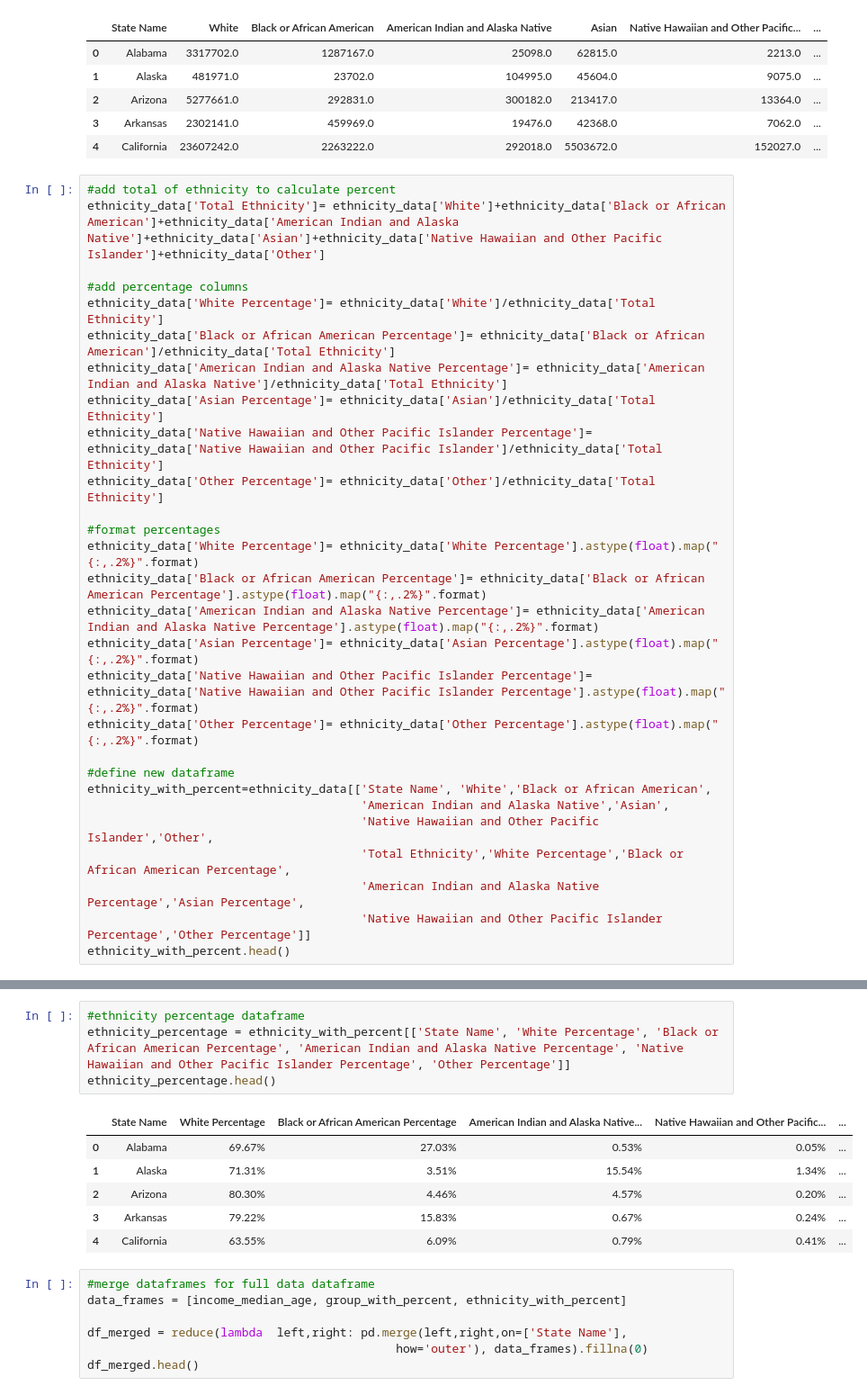
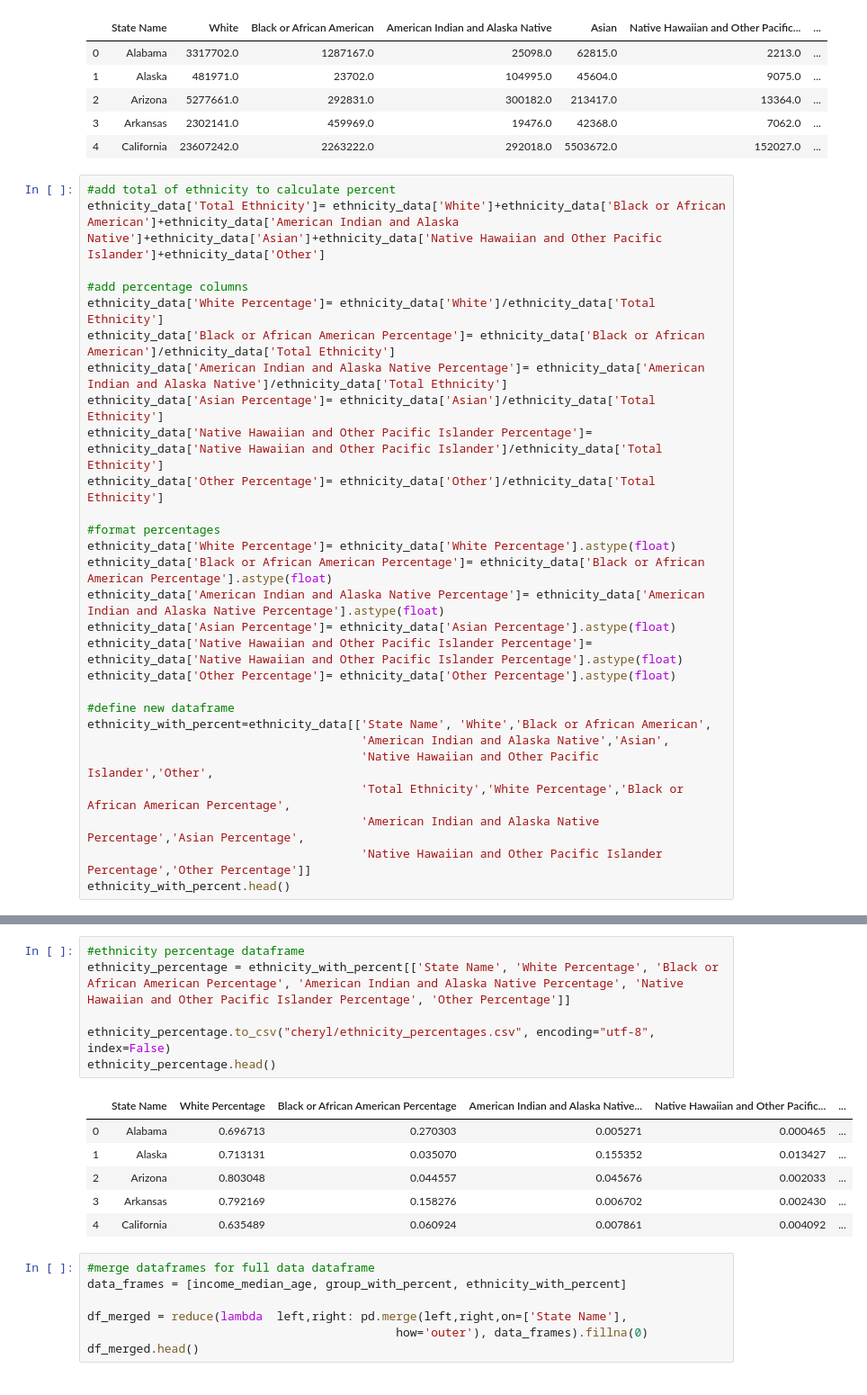
Before and after one commit to jdo4508/Project-1, a Jupyter notebook: ACS API-dataframes.ipynb, the cells around one changed output, grey strips where cells are left out. Shown: that part at 90% size. Saved outputs shown, nothing was run; the diff lists cells and outputs as text.

```diff
--- a/ACS API-dataframes.ipynb
+++ b/ACS API-dataframes.ipynb
@@ -356,12 +385,12 @@ ethnicity_data['Native Hawaiian and Other Pacific Islander Percentage']= ethnici
 ethnicity_data['Other Percentage']= ethnicity_data['Other']/ethnicity_data['Total Ethnicity']
 
 #format percentages
-ethnicity_data['White Percentage']= ethnicity_data['White Percentage'].astype(float).map("{:,.2%}".format)
-ethnicity_data['Black or African American Percentage']= ethnicity_data['Black or African American Percentage'].astype(float).map("{:,.2%}".format)
-ethnicity_data['American Indian and Alaska Native Percentage']= ethnicity_data['American Indian and Alaska Native Percentage'].astype(float).map("{:,.2%}".format)
-ethnicity_data['Asian Percentage']= ethnicity_data['Asian Percentage'].astype(float).map("{:,.2%}".format)
-ethnicity_data['Native Hawaiian and Other Pacific Islander Percentage']= ethnicity_data['Native Hawaiian and Other Pacific Islander Percentage'].astype(float).map("{:,.2%}".format)
-ethnicity_data['Other Percentage']= ethnicity_data['Other Percentage'].astype(float).map("{:,.2%}".format)
+ethnicity_data['White Percentage']= ethnicity_data['White Percentage'].astype(float)
+ethnicity_data['Black or African American Percentage']= ethnicity_data['Black or African American Percentage'].astype(float)
+ethnicity_data['American Indian and Alaska Native Percentage']= ethnicity_data['American Indian and Alaska Native Percentage'].astype(float)
+ethnicity_data['Asian Percentage']= ethnicity_data['Asian Percentage'].astype(float)
+ethnicity_data['Native Hawaiian and Other Pacific Islander Percentage']= ethnicity_data['Native Hawaiian and Other Pacific Islander Percentage'].astype(float)
+ethnicity_data['Other Percentage']= ethnicity_data['Other Percentage'].astype(float)
 
 #define new dataframe
 ethnicity_with_percent=ethnicity_data[['State Name', 'White','Black or African American',
@@ -398,14 +427,16 @@ See the caveats in the documentation: https://pandas.pydata.org/pandas-docs/stab
 # %%
 #ethnicity percentage dataframe
 ethnicity_percentage = ethnicity_with_percent[['State Name', 'White Percentage', 'Black or African American Percentage', 'American Indian and Alaska Native Percentage', 'Native Hawaiian and Other Pacific Islander Percentage', 'Other Percentage']]
+
+ethnicity_percentage.to_csv("cheryl/ethnicity_percentages.csv", encoding="utf-8", index=False)
 ethnicity_percentage.head()
 # %% [output]
 |  | State Name | White Percentage | Black or African American Percentage | American Indian and Alaska Native... | Native Hawaiian and Other Pacific... | ... |
-| 0 | Alabama | 69.67% | 27.03% | 0.53% | 0.05% | ... |
-| 1 | Alaska | 71.31% | 3.51% | 15.54% | 1.34% | ... |
-| 2 | Arizona | 80.30% | 4.46% | 4.57% | 0.20% | ... |
-| 3 | Arkansas | 79.22% | 15.83% | 0.67% | 0.24% | ... |
-| 4 | California | 63.55% | 6.09% | 0.79% | 0.41% | ... |
+| 0 | Alabama | 0.696713 | 0.270303 | 0.005271 | 0.000465 | ... |
+| 1 | Alaska | 0.713131 | 0.035070 | 0.155352 | 0.013427 | ... |
+| 2 | Arizona | 0.803048 | 0.044557 | 0.045676 | 0.002033 | ... |
+| 3 | Arkansas | 0.792169 | 0.158276 | 0.006702 | 0.002430 | ... |
+| 4 | California | 0.635489 | 0.060924 | 0.007861 | 0.004092 | ... |
 # %%
 #merge dataframes for full data dataframe
 data_frames = [income_median_age, group_with_percent, ethnicity_with_percent]
```
Also changed, not shown: parts of 12 cells of this notebook, 14 other files.
